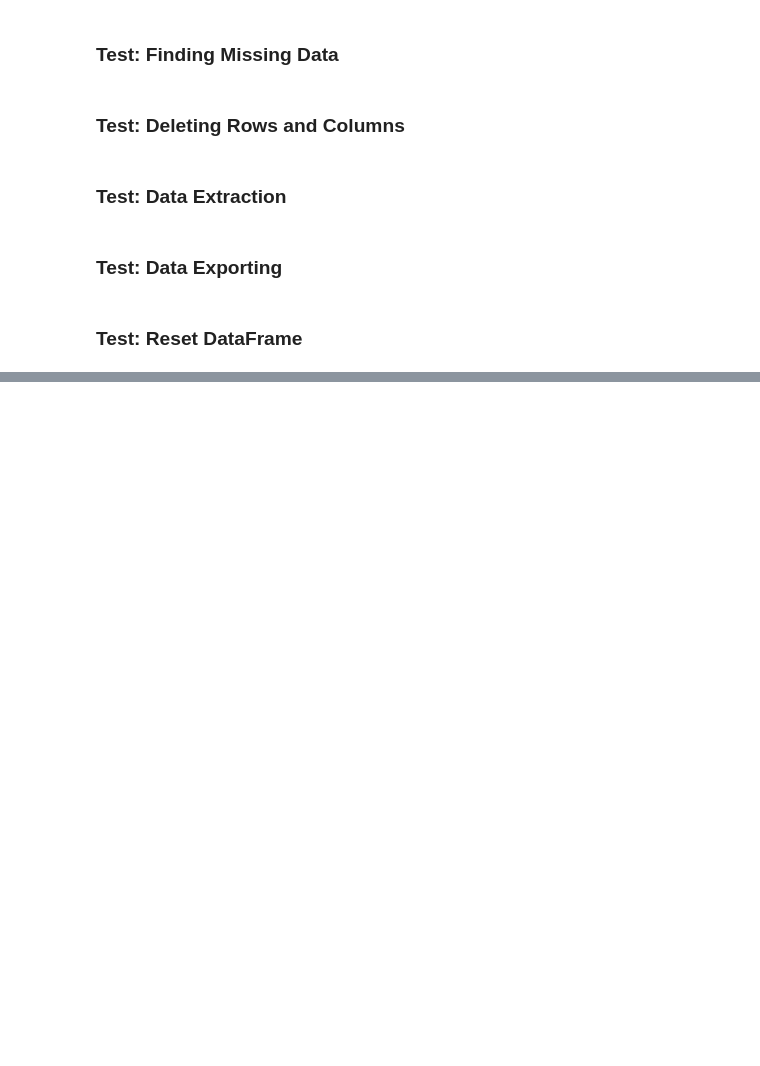
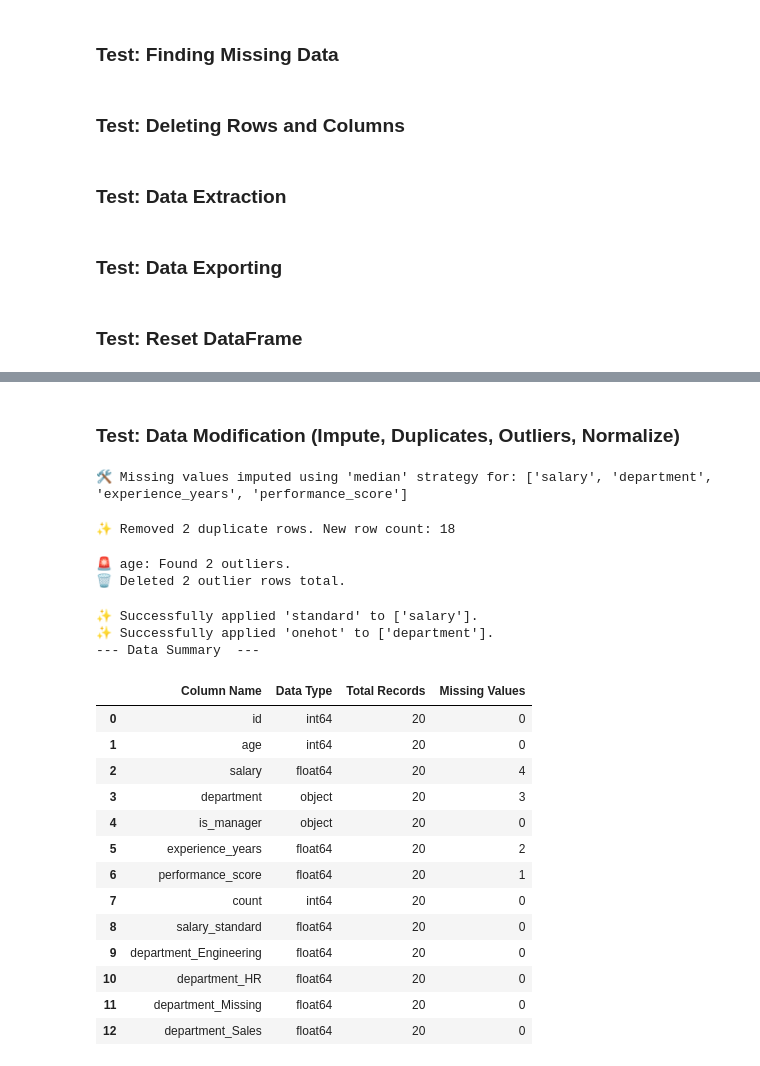
Before and after one commit to janithcyapa/Statistical-Learning-e20452, a Jupyter notebook: test_library.ipynb, the cells around one changed output, grey strips where cells are left out. Cells and saved outputs as stored; diff of their text form; code cells hidden in the pictures; blank space fills up the shorter version.

```diff
--- a/test_library.ipynb
+++ b/test_library.ipynb
@@ -45,0 +85,43 @@ inspector.reset_df()
+# %% [markdown]
+### Test: Data Modification (Impute, Duplicates, Outliers, Normalize)
+# %%
+# 1. Handle missing values (e.g. median imputation)
+inspector.modify_missing_values(strategy='median')
+# %% [output]
+🛠️ Missing values imputed using 'median' strategy for: ['salary', 'department', 'experience_years', 'performance_score']
+# %%
+# 2. Remove duplicates
+inspector.modify_duplicates()
+# %% [output]
+✨ Removed 2 duplicate rows. New row count: 18
+# %%
+# 3. Flag and delete outliers (e.g. from the 'age' column)
+inspector.modify_outliers(columns=['age'], find_and_delete=True)
+# %% [output]
+🚨 age: Found 2 outliers.
+🗑️ Deleted 2 outlier rows total.
+# %%
+# 4. Normalize a numerical column and encode a categorical column
+inspector.modify_normalize_data(columns=['salary'], method='standard', replace=False)
+inspector.modify_normalize_data(columns=['department'], method='onehot', replace=False)
+
+# Check out the updated dataframe!
+summary_df= inspector.get_summary()
+# %% [output]
+✨ Successfully applied 'standard' to ['salary'].
+✨ Successfully applied 'onehot' to ['department'].
+--- Data Summary  ---
+|  | Column Name | Data Type | Total Records | Missing Values |
+| 0 | id | int64 | 20 | 0 |
+| 1 | age | int64 | 20 | 0 |
+| 2 | salary | float64 | 20 | 4 |
+| 3 | department | object | 20 | 3 |
+| 4 | is_manager | object | 20 | 0 |
+| 5 | experience_years | float64 | 20 | 2 |
+| 6 | performance_score | float64 | 20 | 1 |
+| 7 | count | int64 | 20 | 0 |
+| 8 | salary_standard | float64 | 20 | 0 |
+| 9 | department_Engineering | float64 | 20 | 0 |
+| 10 | department_HR | float64 | 20 | 0 |
+| 11 | department_Missing | float64 | 20 | 0 |
+| 12 | department_Sales | float64 | 20 | 0 |
```
Also changed, not shown: parts of 5 cells of this notebook, 7 other files.
